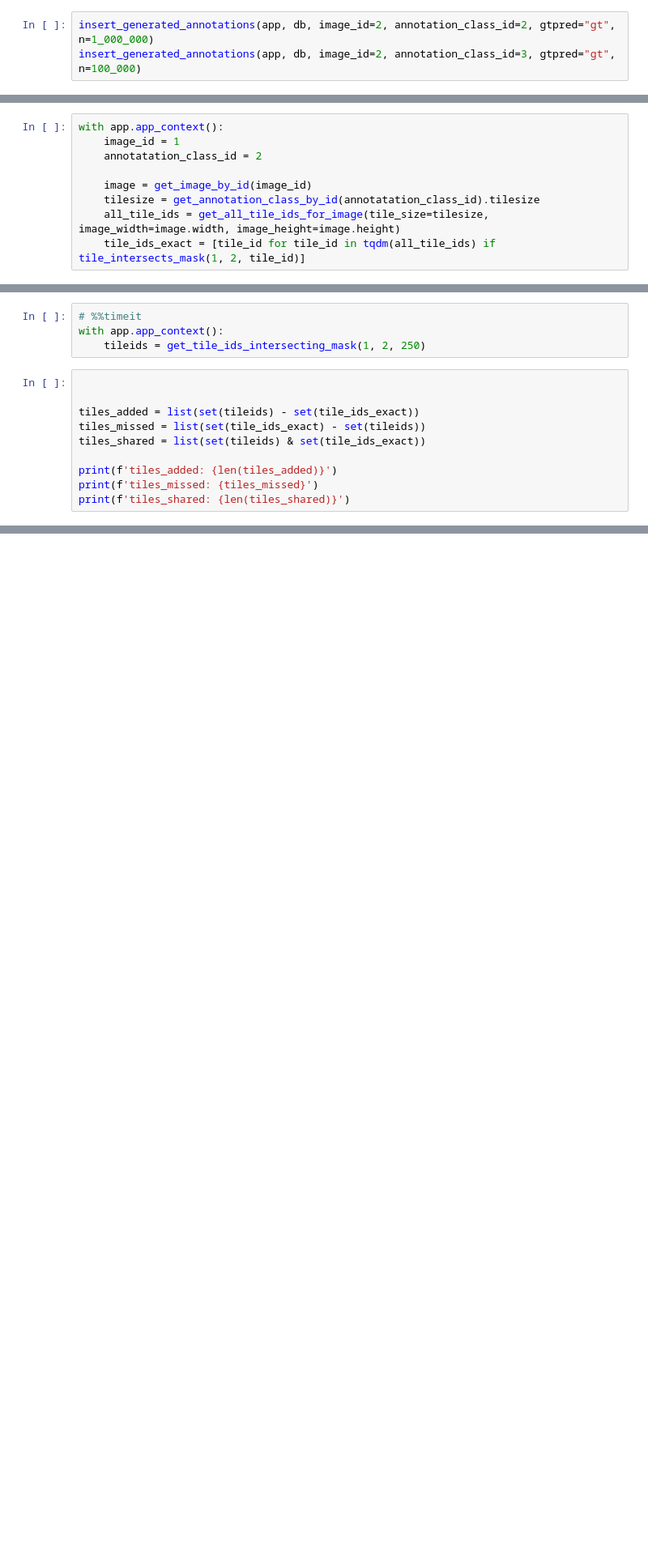
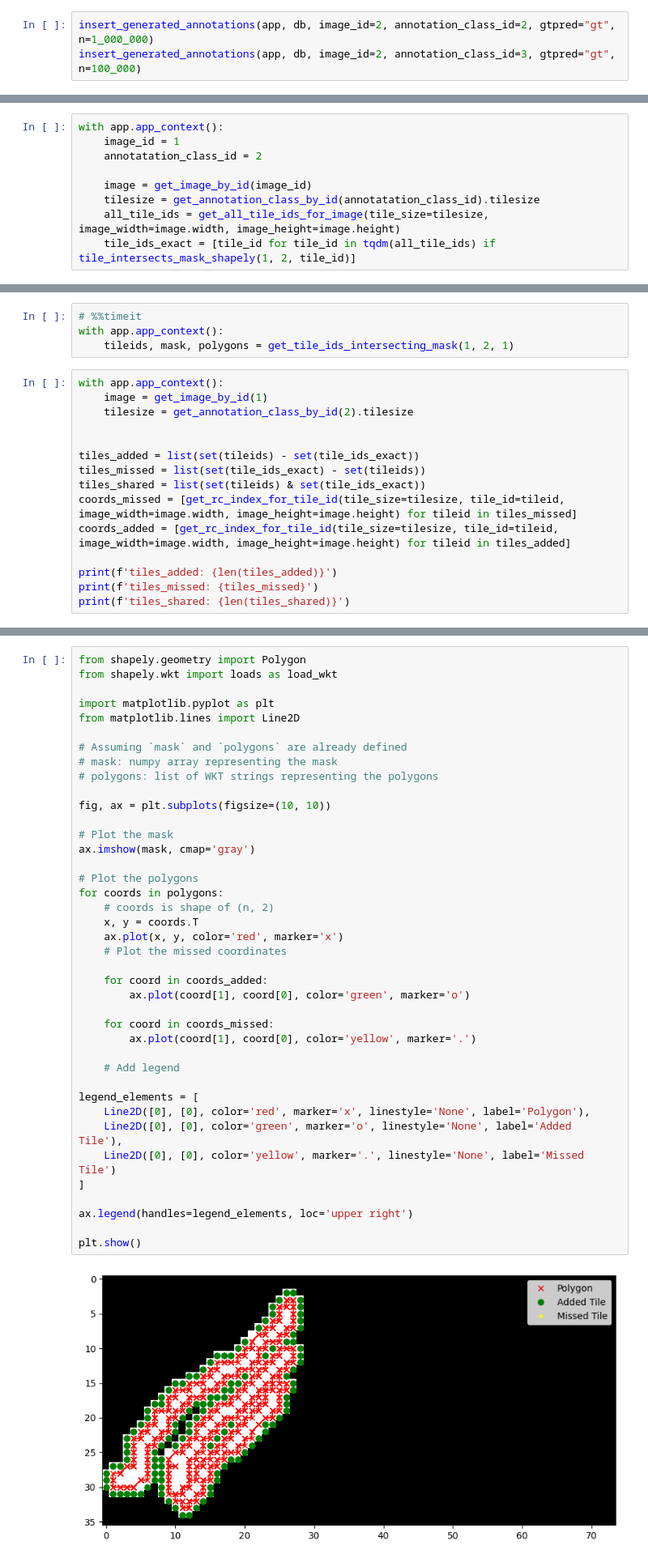
Before and after one commit to choosehappy/QuickAnnotator, a Jupyter notebook: quickannotator/populate_db.ipynb, the cells around one changed output, grey strips where cells are left out. Shown: that part at 81% size. Cells and saved outputs as stored; diff of their text form; blank space fills up the shorter version.

Commit message:
new method used to compute tiles intersecting tissue mask

```diff
--- a/quickannotator/populate_db.ipynb
+++ b/quickannotator/populate_db.ipynb
@@ -324,7 +328,7 @@ with app.app_context():
     image = get_image_by_id(image_id)
     tilesize = get_annotation_class_by_id(annotatation_class_id).tilesize
     all_tile_ids = get_all_tile_ids_for_image(tile_size=tilesize, image_width=image.width, image_height=image.height)
-    tile_ids_exact = [tile_id for tile_id in tqdm(all_tile_ids) if tile_intersects_mask(1, 2, tile_id)]
+    tile_ids_exact = [tile_id for tile_id in tqdm(all_tile_ids) if tile_intersects_mask_shapely(1, 2, tile_id)]
 # %%
 tile_ids_exact = [248,
  249,
@@ -635,13 +639,18 @@ tile_ids_exact = [248,
 # %%
 # %%timeit
 with app.app_context():
-    tileids = get_tile_ids_intersecting_mask(1, 2, 250)
+    tileids, mask, polygons = get_tile_ids_intersecting_mask(1, 2, 1)
 # %%
+with app.app_context():
+    image = get_image_by_id(1)
+    tilesize = get_annotation_class_by_id(2).tilesize
 
 
 tiles_added = list(set(tileids) - set(tile_ids_exact))
 tiles_missed = list(set(tile_ids_exact) - set(tileids))
 tiles_shared = list(set(tileids) & set(tile_ids_exact))
+coords_missed = [get_rc_index_for_tile_id(tile_size=tilesize, tile_id=tileid, image_width=image.width, image_height=image.height) for tileid in tiles_missed]
+coords_added = [get_rc_index_for_tile_id(tile_size=tilesize, tile_id=tileid, image_width=image.width, image_height=image.height) for tileid in tiles_added]
 
 print(f'tiles_added: {len(tiles_added)}')
 print(f'tiles_missed: {tiles_missed}')
@@ -648,0 +662,42 @@ print(f'tiles_shared: {len(tiles_shared)}')
+# %%
+from shapely.geometry import Polygon
+from shapely.wkt import loads as load_wkt
+
+import matplotlib.pyplot as plt
+from matplotlib.lines import Line2D
+
+# Assuming `mask` and `polygons` are already defined
+# mask: numpy array representing the mask
+# polygons: list of WKT strings representing the polygons
+
+fig, ax = plt.subplots(figsize=(10, 10))
+
+# Plot the mask
+ax.imshow(mask, cmap='gray')
+
+# Plot the polygons
+for coords in polygons:
+    # coords is shape of (n, 2)
+    x, y = coords.T
+    ax.plot(x, y, color='red', marker='x')
+    # Plot the missed coordinates
+
+    for coord in coords_added:
+        ax.plot(coord[1], coord[0], color='green', marker='o')
+
+    for coord in coords_missed:
+        ax.plot(coord[1], coord[0], color='yellow', marker='.')
+
+    # Add legend
+
+legend_elements = [
+    Line2D([0], [0], color='red', marker='x', linestyle='None', label='Polygon'),
+    Line2D([0], [0], color='green', marker='o', linestyle='None', label='Added Tile'),
+    Line2D([0], [0], color='yellow', marker='.', linestyle='None', label='Missed Tile')
+]
+
+ax.legend(handles=legend_elements, loc='upper right')
+
+plt.show()
+# %% [output]
+[figure, added]
```
Also changed, not shown: parts of 3 cells of this notebook, 2 other files.
